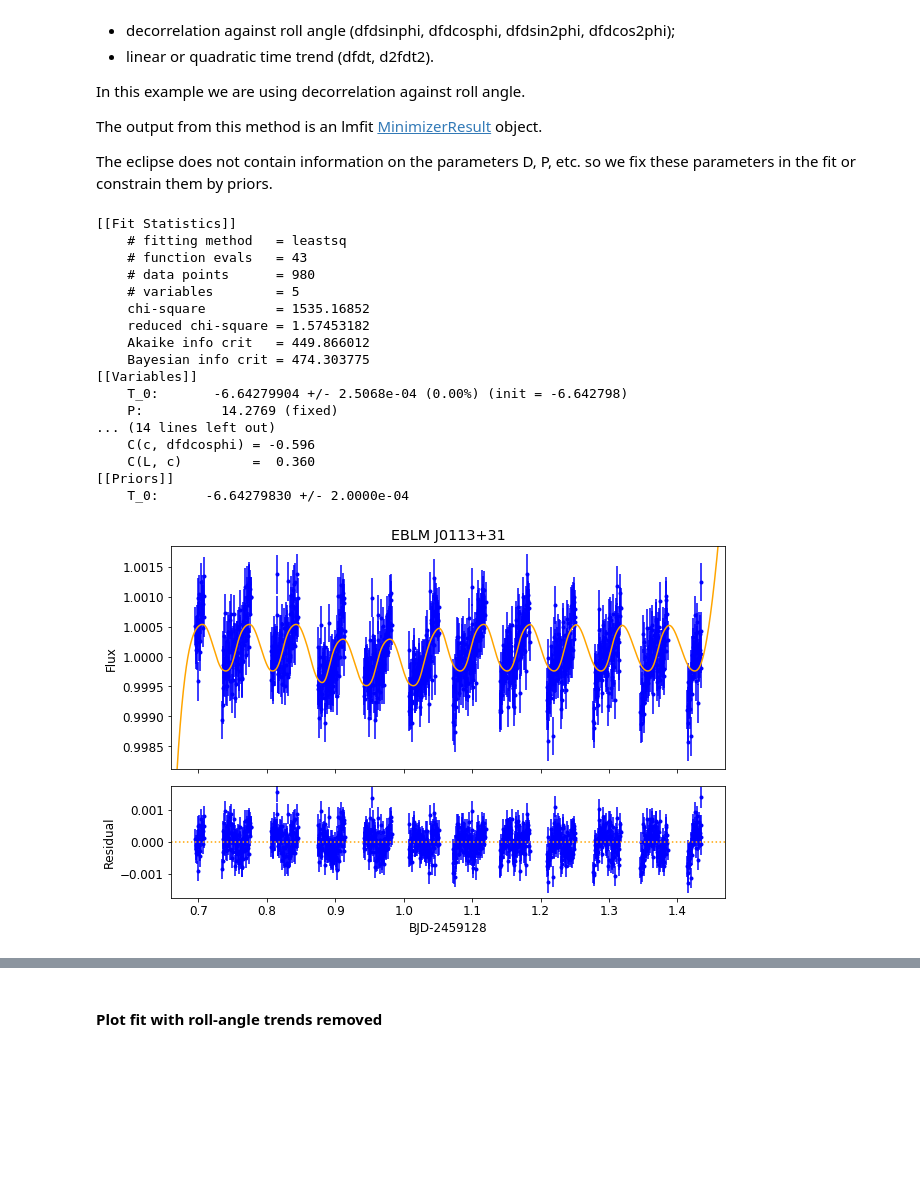
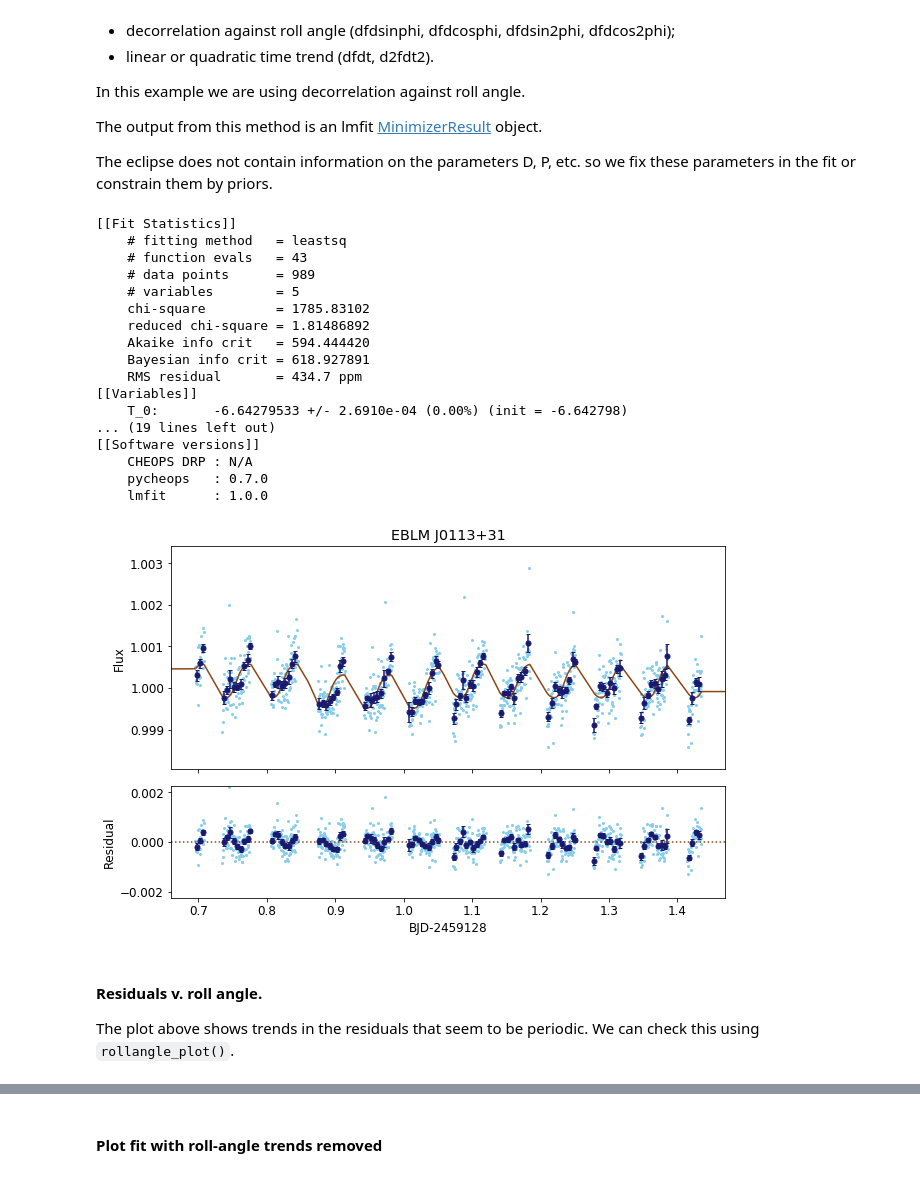
Before and after one commit to pmaxted/pycheops, a Jupyter notebook: pycheops/examples/Notebooks/dataset_fit_eclipse_from_simulation.ipynb, the cells around one changed output, grey strips where cells are left out. Drawn from its saved outputs; the diff is of its cells as text; code cells hidden in the pictures; blank space fills up the shorter version.

```diff
--- a/pycheops/examples/Notebooks/dataset_fit_eclipse_from_simulation.ipynb
+++ b/pycheops/examples/Notebooks/dataset_fit_eclipse_from_simulation.ipynb
@@ -30,9 +29,9 @@ There are 3 ways to load a dataset
 
 **N.B.** CHEOPsim output is removed from the FTP server after some time so option 3 may not work for old simulations.
 # %%
-dataset=Dataset.from_test_data('DP-080', target='EBLM J0113+31')
+#dataset=Dataset.from_test_data('DP-080', target='EBLM J0113+31')
 #dataset = Dataset.from_simulation(7798, target='EBLM J0113+31')
-#dataset = Dataset('CH_PR900048_TG001701_V0000', target='EBLM J0113+31')
+dataset = Dataset('CH_PR900048_TG001701_V0000', target='EBLM J0113+31')
 
 _ = dataset.get_lightcurve(aperture='OPTIMAL')
 # %% [output]
@@ -108,21 +104,24 @@ print(dataset.lmfit_report())
 [[Fit Statistics]]
     # fitting method   = leastsq
     # function evals   = 43
-    # data points      = 980
+    # data points      = 989
     # variables        = 5
-    chi-square         = 1535.16852
-    reduced chi-square = 1.57453182
-    Akaike info crit   = 449.866012
-    Bayesian info crit = 474.303775
+    chi-square         = 1785.83102
+    reduced chi-square = 1.81486892
+    Akaike info crit   = 594.444420
+    Bayesian info crit = 618.927891
+    RMS residual       = 434.7 ppm
 [[Variables]]
-    T_0:       -6.64279904 +/- 2.5068e-04 (0.00%) (init = -6.642798)
-    P:          14.2769 (fixed)
-... (14 lines left out)
-    C(c, dfdcosphi) = -0.596
-    C(L, c)         =  0.360
-[[Priors]]
-    T_0:      -6.64279830 +/- 2.0000e-04
+    T_0:       -6.64279533 +/- 2.6910e-04 (0.00%) (init = -6.642798)
+... (19 lines left out)
+[[Software versions]]
+    CHEOPS DRP : N/A
+    pycheops   : 0.7.0
+    lmfit      : 1.0.0
 # %%
-fig = dataset.plot_lmfit(title=dataset.target,figsize=(9,6),fontsize=12)
+fig = dataset.plot_lmfit(title=dataset.target,figsize=(9,6),fontsize=12,binwidth=0.005)
 # %% [output]
-[figure, old version]
+[figure, new version]
+# %% [markdown]
+#### Residuals v. roll angle.
+ The plot above shows trends in the residuals that seem to be periodic. We can check this using `rollangle_plot()`.
```
Also changed, not shown: parts of 22 cells of this notebook, 17 other files.
